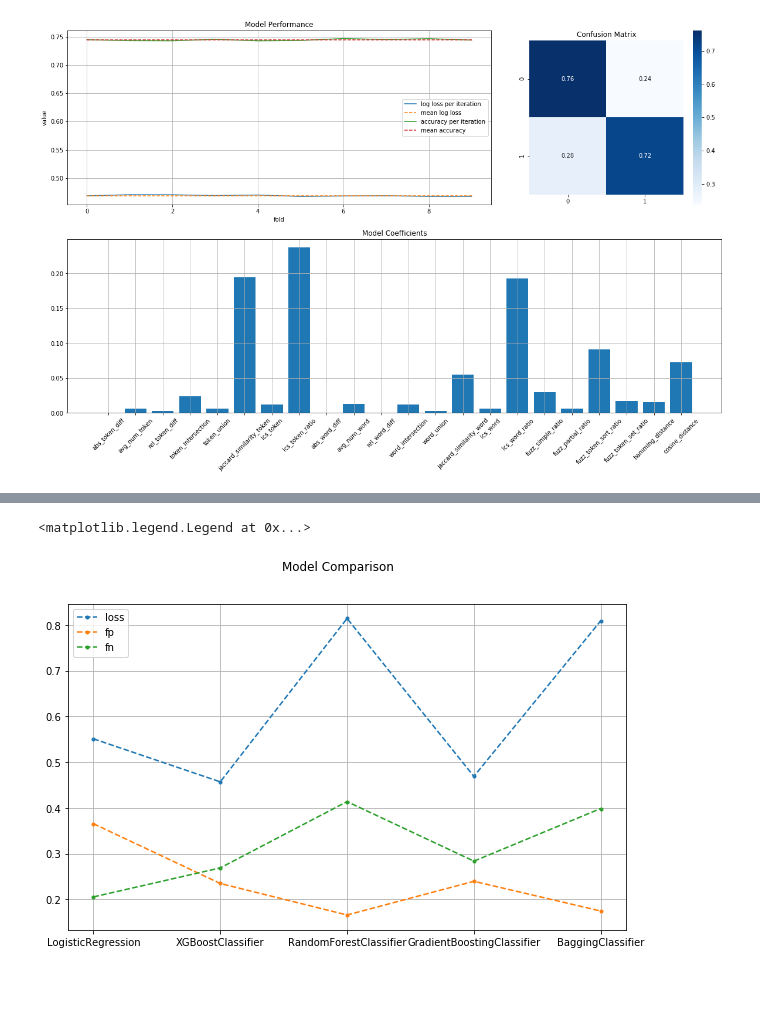
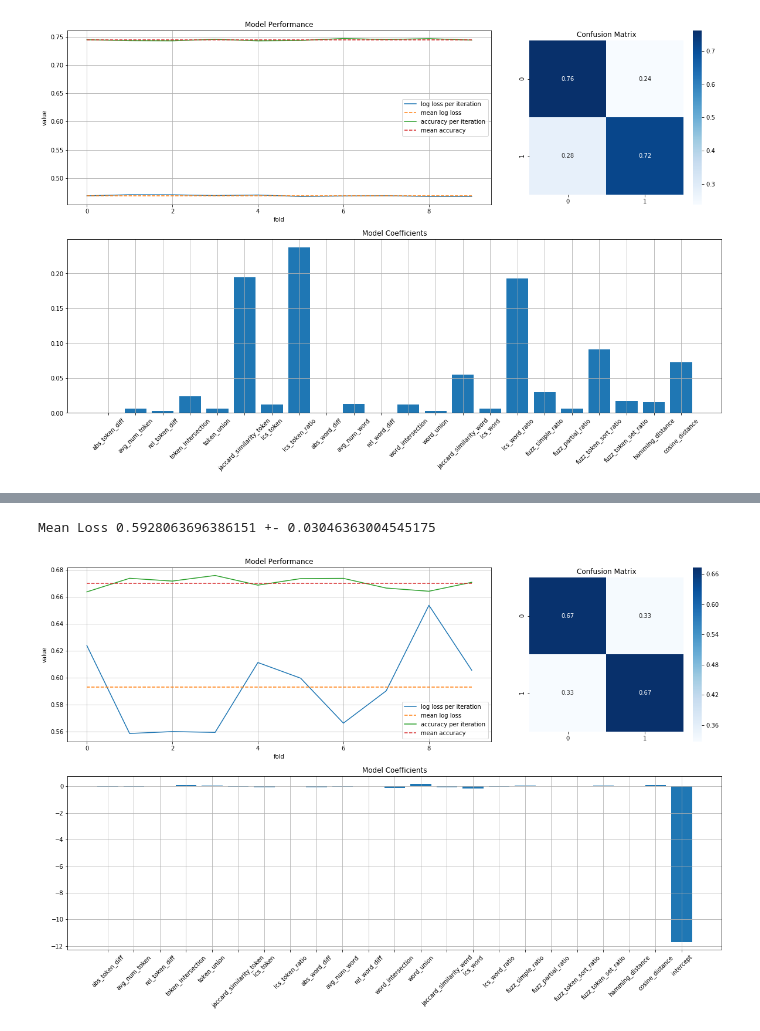
Before and after one commit to Ritvik19/Quora-Question-Pairs, a Jupyter notebook: 08 Other Algorithms.ipynb, the cells around one changed output, grey strips where cells are left out. Drawn from its saved outputs; the diff is of its cells as text; code cells hidden in the pictures; blank space fills up the shorter version.

```diff
--- a/08 Other Algorithms.ipynb
+++ b/08 Other Algorithms.ipynb
@@ -98,19 +99,10 @@ model_fn = [lr_cm[1][0], xgb_cm[1][0], rf_cm[1][0], gb_cm[1][0], bc_cm[1][0]]
-# %%
-fig, ax = plt.subplots(figsize=(10, 6))
-
-fig.suptitle('Model Comparison')
-
-ax.plot(model_loss, '.--', label='loss')
-ax.plot(model_fp, '.--', label='fp')
-ax.plot(model_fn, '.--', label='fn')
-
-ax.set_xticks(np.arange(5))
-ax.set_xticklabels(('LogisticRegression', 'XGBoostClassifier', 'RandomForestClassifier', 'GradientBoostingClassifier', 'BaggingClassifier'))
-
-ax.grid()
-ax.legend()
-# %% [output]
-<matplotlib.legend.Legend at 0x...>
-[figure, removed]
+# %%
+model = SGDClassifier(loss='log', class_weight='balanced', alpha=0.1, early_stopping=True, warm_start=True,
+                      random_state=101)
+sgd_performance, sgd_cm, sgd_model = train_model_lr(model, data, feats, 'is_duplicate')
+print('Mean Loss', np.mean(sgd_performance['log loss']), '+-', np.std(sgd_performance['log loss']))
+# %% [output]
+Mean Loss 0.5928063696386151 +- 0.03046363004545175
+[figure, added]
 # %%
 model = VotingClassifier(
```
Also changed, not shown: parts of 7 cells of this notebook, 2 other files.
